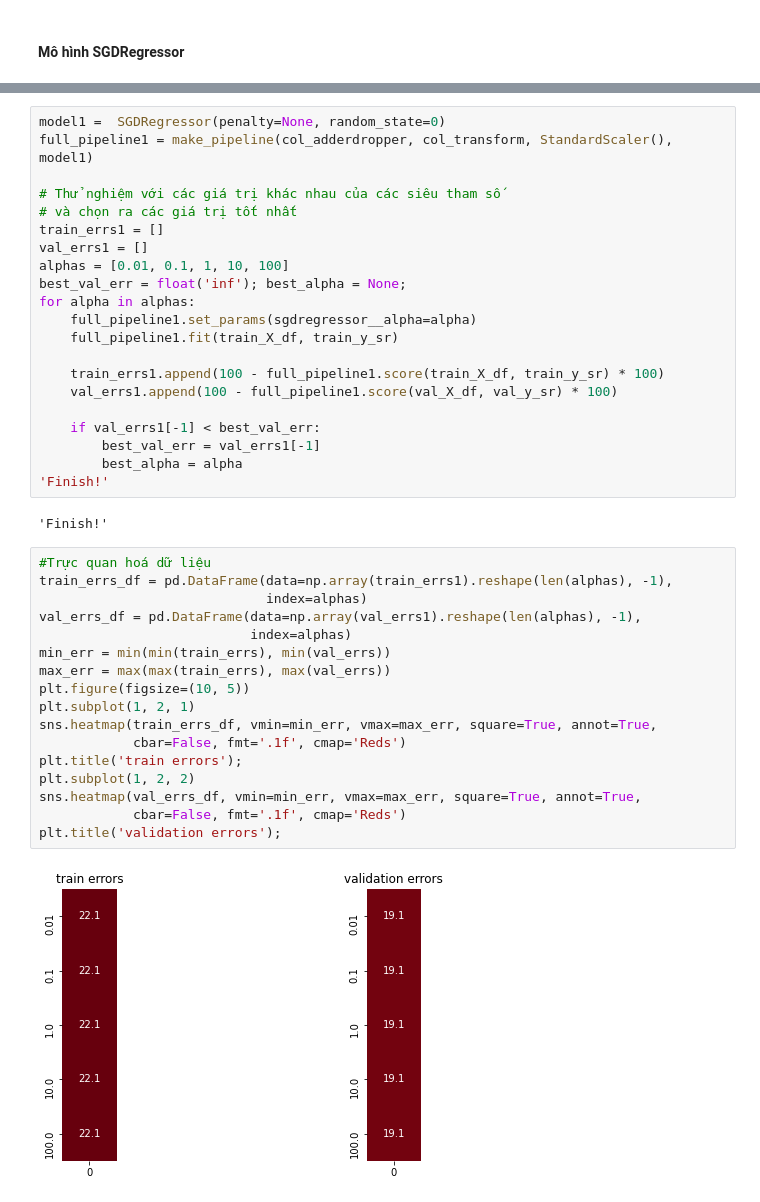
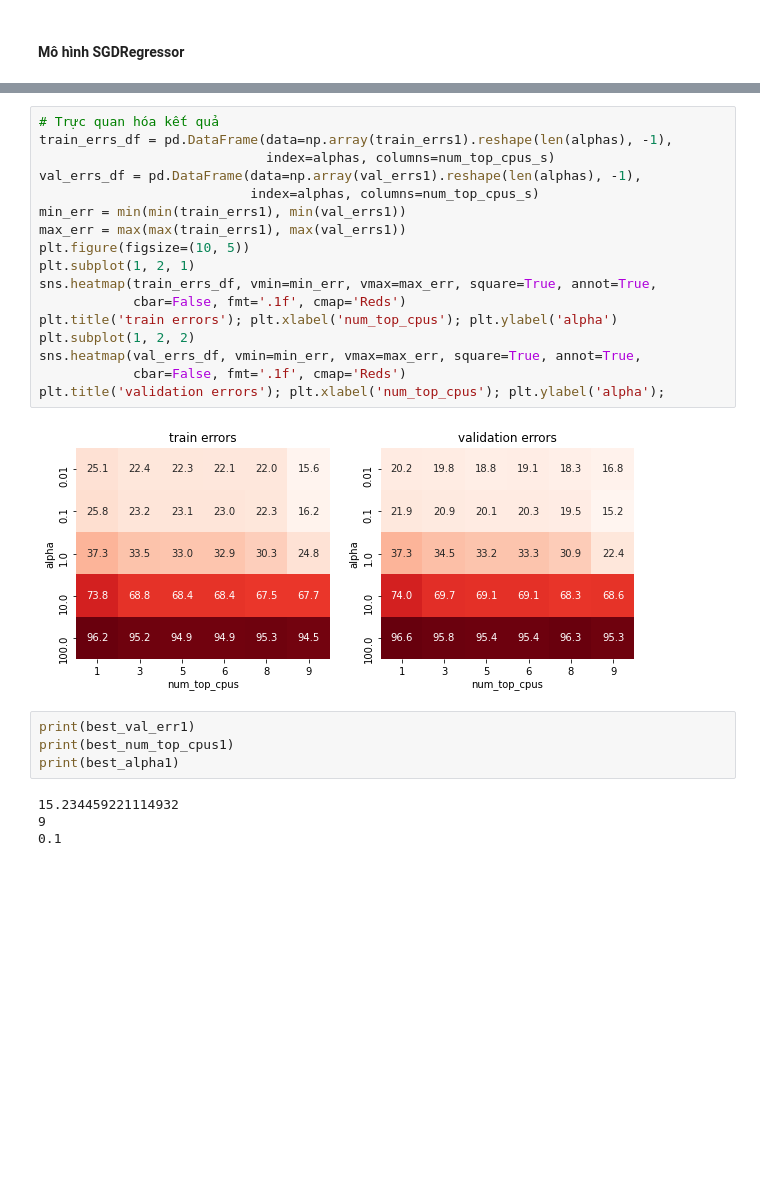
Before and after one commit to trucnguyen13/Simple_ML_project, a Jupyter notebook: notebook.ipynb, the cells around one changed output, grey strips where cells are left out. Saved outputs shown, nothing was run; the diff lists cells and outputs as text; blank space fills up the shorter version.

```diff
--- a/notebook.ipynb
+++ b/notebook.ipynb
@@ -501,46 +396,31 @@ for alpha in alphas:
 'Finish!'
 # %% [output]
 'Finish!'
-# %%
-model1 =  SGDRegressor(penalty=None, random_state=0)
-full_pipeline1 = make_pipeline(col_adderdropper, col_transform, StandardScaler(), model1)
-
-# Thử nghiệm với các giá trị khác nhau của các siêu tham số
-# và chọn ra các giá trị tốt nhất
-train_errs1 = []
-val_errs1 = []
-alphas = [0.01, 0.1, 1, 10, 100]
-best_val_err = float('inf'); best_alpha = None;
-for alpha in alphas:
-    full_pipeline1.set_params(sgdregressor__alpha=alpha)
-    full_pipeline1.fit(train_X_df, train_y_sr)
-
-    train_errs1.append(100 - full_pipeline1.score(train_X_df, train_y_sr) * 100)
-    val_errs1.append(100 - full_pipeline1.score(val_X_df, val_y_sr) * 100)
-
-    if val_errs1[-1] < best_val_err:
-        best_val_err = val_errs1[-1]
-        best_alpha = alpha
-'Finish!'
-# %% [output]
-'Finish!'
 # %%
-#Trực quan hoá dữ liệu
+# Trực quan hóa kết quả
 train_errs_df = pd.DataFrame(data=np.array(train_errs1).reshape(len(alphas), -1),
-                             index=alphas)
+                             index=alphas, columns=num_top_cpus_s)
 val_errs_df = pd.DataFrame(data=np.array(val_errs1).reshape(len(alphas), -1),
-                           index=alphas)
-min_err = min(min(train_errs), min(val_errs))
-max_err = max(max(train_errs), max(val_errs))
+                           index=alphas, columns=num_top_cpus_s)
+min_err = min(min(train_errs1), min(val_errs1))
+max_err = max(max(train_errs1), max(val_errs1))
 plt.figure(figsize=(10, 5))
 plt.subplot(1, 2, 1)
 sns.heatmap(train_errs_df, vmin=min_err, vmax=max_err, square=True, annot=True,
             cbar=False, fmt='.1f', cmap='Reds')
-plt.title('train errors');
+plt.title('train errors'); plt.xlabel('num_top_cpus'); plt.ylabel('alpha')
 plt.subplot(1, 2, 2)
 sns.heatmap(val_errs_df, vmin=min_err, vmax=max_err, square=True, annot=True,
             cbar=False, fmt='.1f', cmap='Reds')
-plt.title('validation errors');
+plt.title('validation errors'); plt.xlabel('num_top_cpus'); plt.ylabel('alpha');
 # %% [output]
-[figure, old version]
+[figure, new version]
+# %%
+print(best_val_err1)
+print(best_num_top_cpus1)
+print(best_alpha1)
+# %% [output]
+15.234459221114932
+9
+0.1
 # %% [markdown]
```
Also changed, not shown: parts of 24 cells of this notebook, 1 other file.
